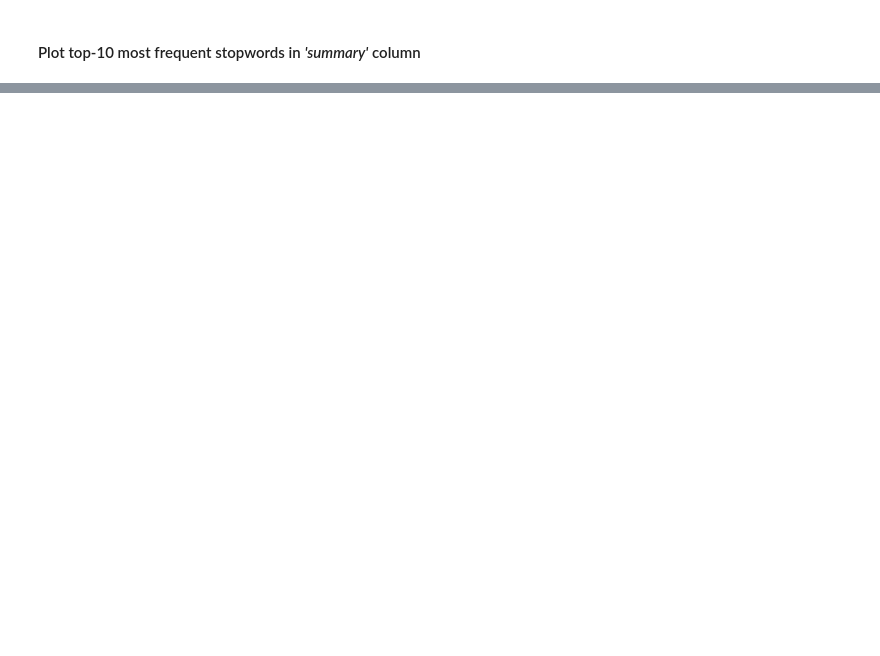
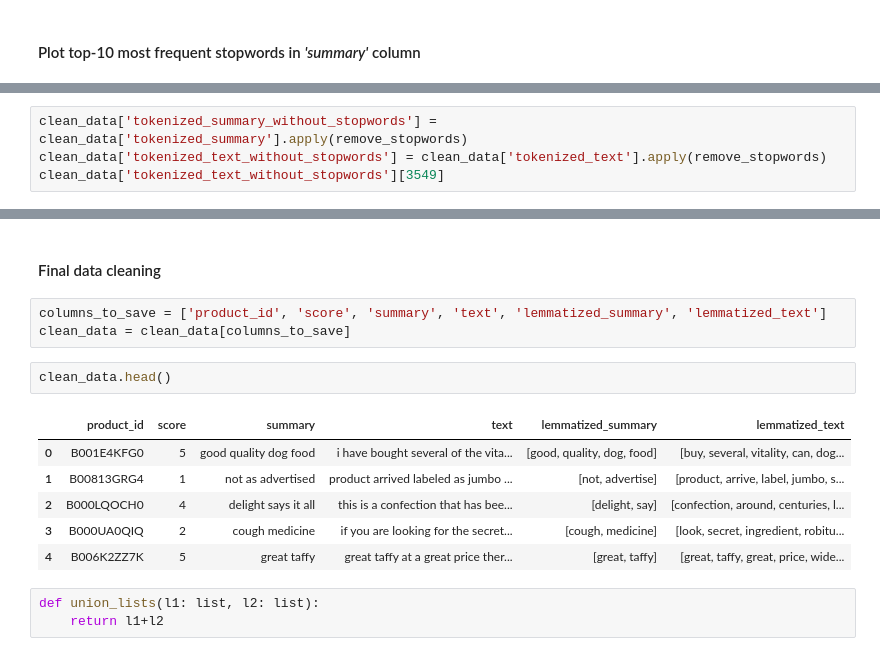
Before and after one commit to mverbytska/amazon-reviews-sentiment-analysis, a Jupyter notebook: myenv/amazon_sentiment_analysis.ipynb, the cells around one changed output, grey strips where cells are left out. Cells and saved outputs as stored; diff of their text form; blank space fills up the shorter version.

```diff
--- a/myenv/amazon_sentiment_analysis.ipynb
+++ b/myenv/amazon_sentiment_analysis.ipynb
@@ -272,0 +312,4 @@ find_and_plot_top_words(clean_data, 'summary', 10, True)
+# %%
+clean_data['tokenized_summary_without_stopwords'] = clean_data['tokenized_summary'].apply(remove_stopwords)
+clean_data['tokenized_text_without_stopwords'] = clean_data['tokenized_text'].apply(remove_stopwords)
+clean_data['tokenized_text_without_stopwords'][3549]
@@ -272,0 +366,17 @@ find_and_plot_top_words(clean_data, 'summary', 10, True)
+# %% [markdown]
+#### Final data cleaning
+# %%
+columns_to_save = ['product_id', 'score', 'summary', 'text', 'lemmatized_summary', 'lemmatized_text']
+clean_data = clean_data[columns_to_save]
+# %%
+clean_data.head()
+# %% [output]
+|  | product_id | score | summary | text | lemmatized_summary | lemmatized_text |
+| 0 | B001E4KFG0 | 5 | good quality dog food | i have bought several of the vita... | [good, quality, dog, food] | [buy, several, vitality, can, dog... |
+| 1 | B00813GRG4 | 1 | not as advertised | product arrived labeled as jumbo ... | [not, advertise] | [product, arrive, label, jumbo, s... |
+| 2 | B000LQOCH0 | 4 | delight says it all | this is a confection that has bee... | [delight, say] | [confection, around, centuries, l... |
+| 3 | B000UA0QIQ | 2 | cough medicine | if you are looking for the secret... | [cough, medicine] | [look, secret, ingredient, robitu... |
+| 4 | B006K2ZZ7K | 5 | great taffy | great taffy at a great price ther... | [great, taffy] | [great, taffy, great, price, wide... |
+# %%
+def union_lists(l1: list, l2: list):
+    return l1+l2
```
Also changed, not shown: parts of 29 cells of this notebook.
